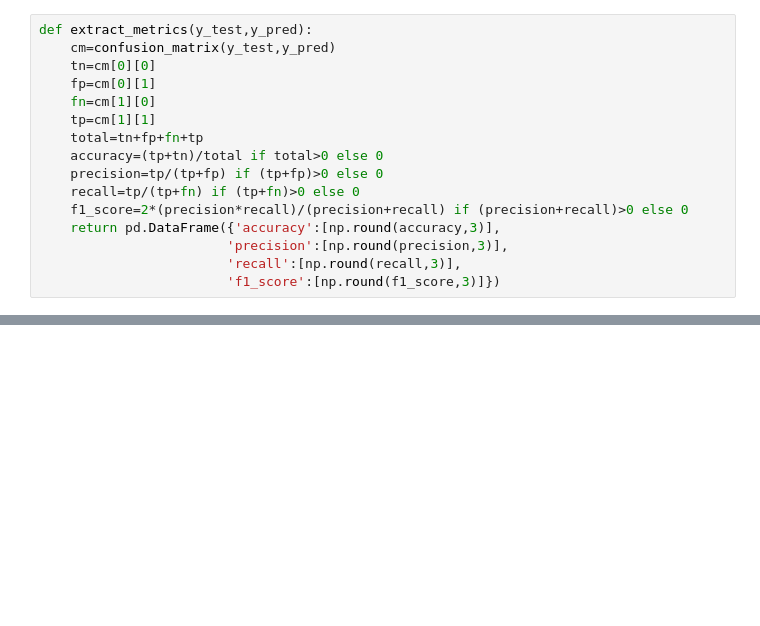
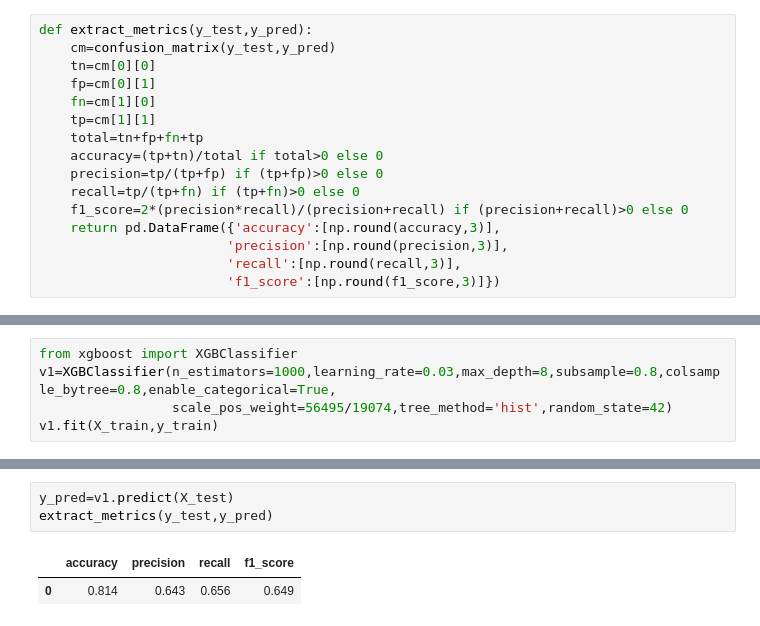
Before and after one commit to lahsainiyazid/agro_hack, a Jupyter notebook: 1_Traditional_ml/notebooks/xgb_classification.ipynb, the cells around one changed output, grey strips where cells are left out. Drawn from its saved outputs; the diff is of its cells as text; blank space fills up the shorter version.

```diff
--- a/1_Traditional_ml/notebooks/xgb_classification.ipynb
+++ b/1_Traditional_ml/notebooks/xgb_classification.ipynb
@@ -177,0 +188,5 @@ extract_metrics(y_test,y_pred)
+# %%
+from xgboost import XGBClassifier
+v1=XGBClassifier(n_estimators=1000,learning_rate=0.03,max_depth=8,subsample=0.8,colsample_bytree=0.8,enable_categorical=True,
+                 scale_pos_weight=56495/19074,tree_method='hist',random_state=42)
+v1.fit(X_train,y_train)
@@ -177,0 +205,6 @@ extract_metrics(y_test,y_pred)
+# %%
+y_pred=v1.predict(X_test)
+extract_metrics(y_test,y_pred)
+# %% [output]
+|  | accuracy | precision | recall | f1_score |
+| 0 | 0.814 | 0.643 | 0.656 | 0.649 |
```
Also changed, not shown: parts of 9 cells of this notebook, 8 other files.
